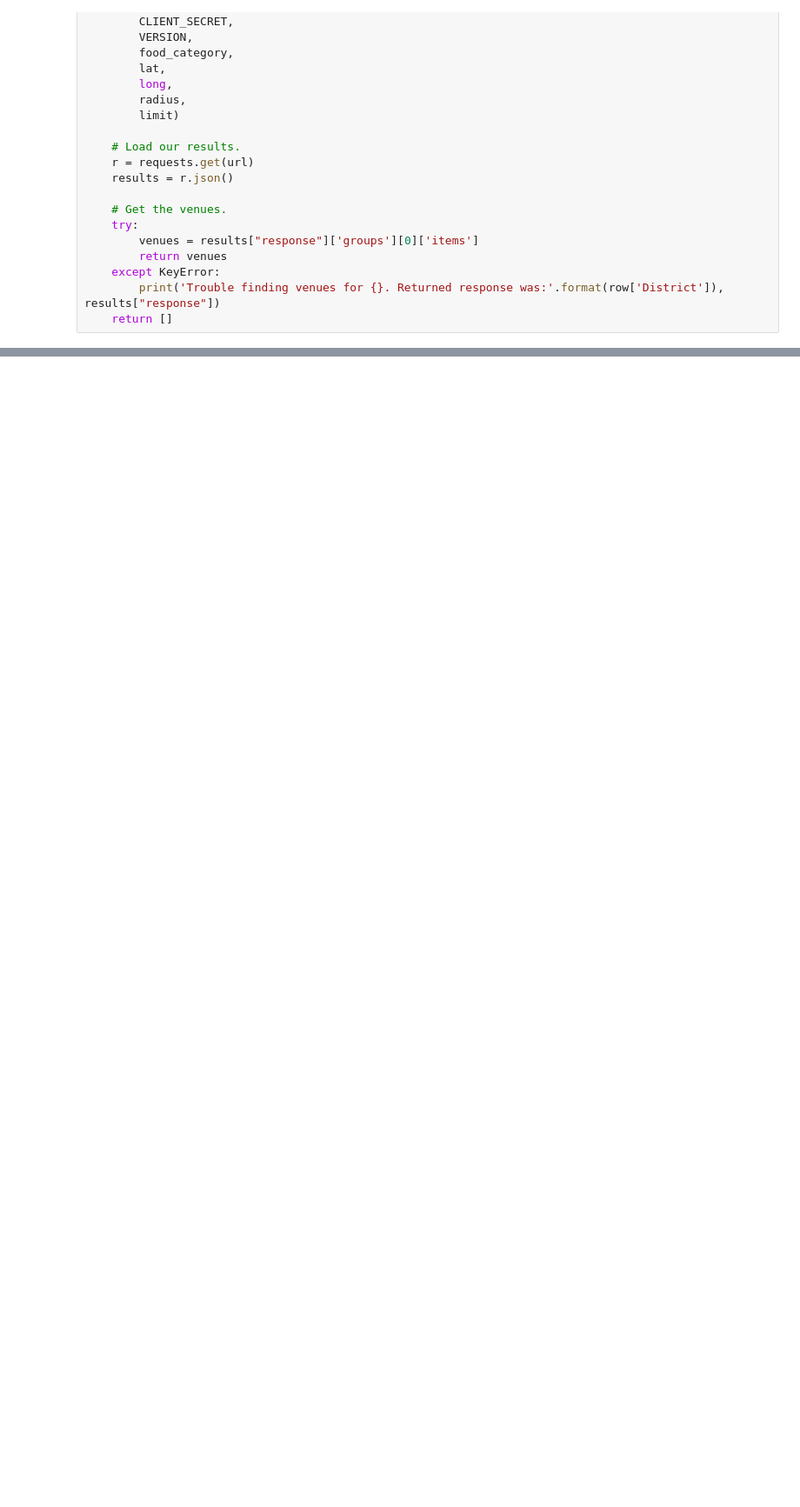
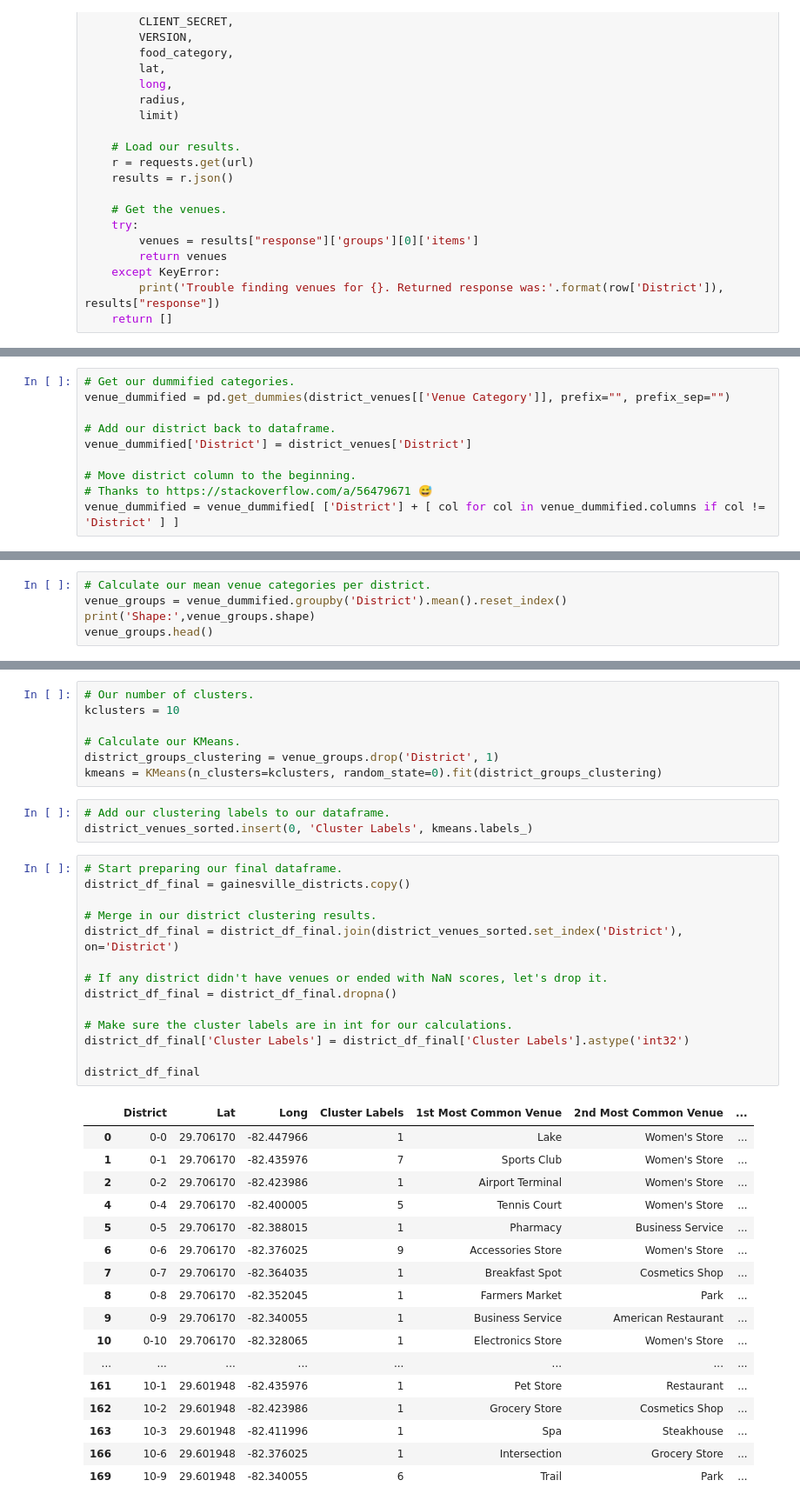
Before and after one commit to fpcorso/Coursera_Capstone, a Jupyter notebook: Capstone_Notebook.ipynb, the cells around one changed output, grey strips where cells are left out. Shown at 87% size. Saved outputs shown, nothing was run; the diff lists cells and outputs as text; blank space fills up the shorter version.

```diff
--- a/Capstone_Notebook.ipynb
+++ b/Capstone_Notebook.ipynb
@@ -253,0 +285,10 @@ Total districts with at least one restaurant: 78
+# %%
+# Get our dummified categories.
+venue_dummified = pd.get_dummies(district_venues[['Venue Category']], prefix="", prefix_sep="")
+
+# Add our district back to dataframe.
+venue_dummified['District'] = district_venues['District']
+
+# Move district column to the beginning.
+# Thanks to https://stackoverflow.com/a/56479671 😅
+venue_dummified = venue_dummified[ ['District'] + [ col for col in venue_dummified.columns if col != 'District' ] ]
@@ -253,0 +308,5 @@ Total districts with at least one restaurant: 78
+# %%
+# Calculate our mean venue categories per district.
+venue_groups = venue_dummified.groupby('District').mean().reset_index()
+print('Shape:',venue_groups.shape)
+venue_groups.head()
@@ -253,0 +351,42 @@ Total districts with at least one restaurant: 78
+# %%
+# Our number of clusters.
+kclusters = 10
+
+# Calculate our KMeans.
+district_groups_clustering = venue_groups.drop('District', 1)
+kmeans = KMeans(n_clusters=kclusters, random_state=0).fit(district_groups_clustering)
+# %%
+# Add our clustering labels to our dataframe.
+district_venues_sorted.insert(0, 'Cluster Labels', kmeans.labels_)
+# %%
+# Start preparing our final dataframe.
+district_df_final = gainesville_districts.copy()
+
+# Merge in our district clustering results.
+district_df_final = district_df_final.join(district_venues_sorted.set_index('District'), on='District')
+
+# If any district didn't have venues or ended with NaN scores, let's drop it.
+district_df_final = district_df_final.dropna()
+
+# Make sure the cluster labels are in int for our calculations.
+district_df_final['Cluster Labels'] = district_df_final['Cluster Labels'].astype('int32')
+
+district_df_final
+# %% [output]
+|  | District | Lat | Long | Cluster Labels | 1st Most Common Venue | 2nd Most Common Venue | ... |
+| 0 | 0-0 | 29.706170 | -82.447966 | 1 | Lake | Women's Store | ... |
+| 1 | 0-1 | 29.706170 | -82.435976 | 7 | Sports Club | Women's Store | ... |
+| 2 | 0-2 | 29.706170 | -82.423986 | 1 | Airport Terminal | Women's Store | ... |
+| 4 | 0-4 | 29.706170 | -82.400005 | 5 | Tennis Court | Women's Store | ... |
+| 5 | 0-5 | 29.706170 | -82.388015 | 1 | Pharmacy | Business Service | ... |
+| 6 | 0-6 | 29.706170 | -82.376025 | 9 | Accessories Store | Women's Store | ... |
+| 7 | 0-7 | 29.706170 | -82.364035 | 1 | Breakfast Spot | Cosmetics Shop | ... |
+| 8 | 0-8 | 29.706170 | -82.352045 | 1 | Farmers Market | Park | ... |
+| 9 | 0-9 | 29.706170 | -82.340055 | 1 | Business Service | American Restaurant | ... |
+| 10 | 0-10 | 29.706170 | -82.328065 | 1 | Electronics Store | Women's Store | ... |
+| ... | ... | ... | ... | ... | ... | ... | ... |
+| 161 | 10-1 | 29.601948 | -82.435976 | 1 | Pet Store | Restaurant | ... |
+| 162 | 10-2 | 29.601948 | -82.423986 | 1 | Grocery Store | Cosmetics Shop | ... |
+| 163 | 10-3 | 29.601948 | -82.411996 | 1 | Spa | Steakhouse | ... |
+| 166 | 10-6 | 29.601948 | -82.376025 | 1 | Intersection | Grocery Store | ... |
+| 169 | 10-9 | 29.601948 | -82.340055 | 6 | Trail | Park | ... |
```
Also changed, not shown: parts of 26 cells of this notebook.
